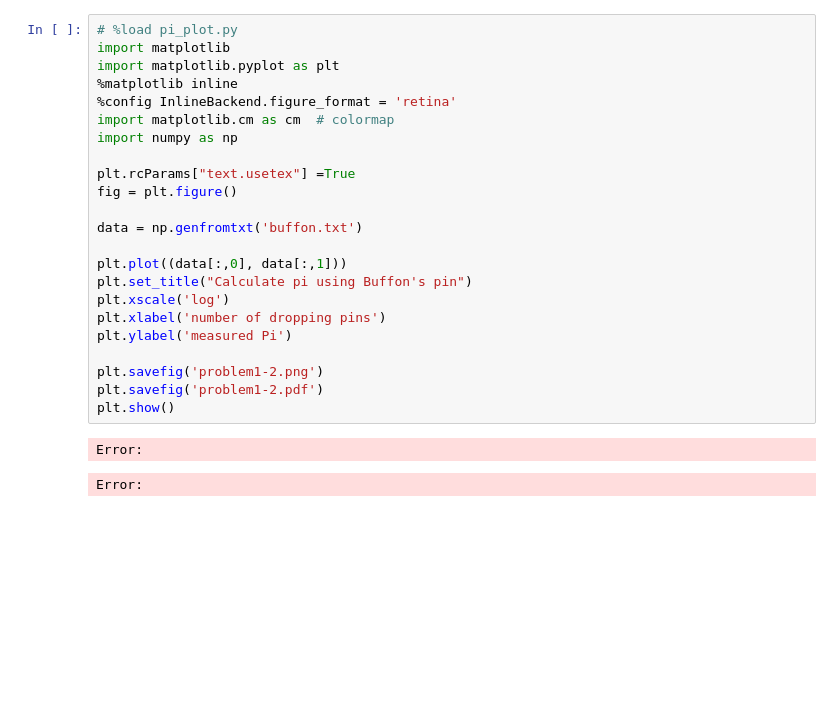
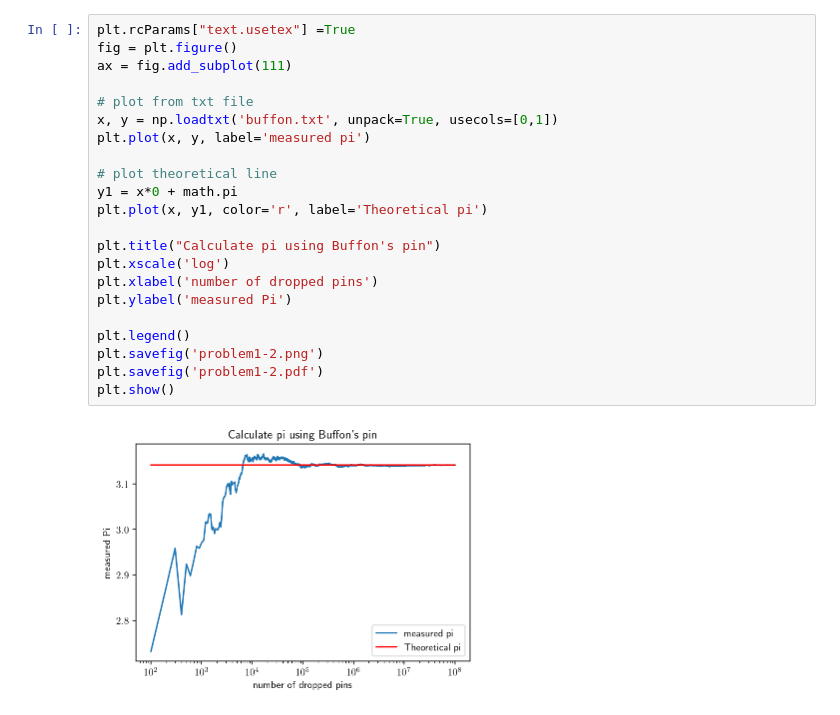
Before and after one commit to vantelindome/2022-simulation-training, a Jupyter notebook: semi_report/problem_1/problem1.ipynb, the cells around one changed output. Cells and saved outputs as stored; diff of their text form; blank space fills up the shorter version.

```diff
--- a/semi_report/problem_1/problem1.ipynb
+++ b/semi_report/problem_1/problem1.ipynb
@@ -1,26 +9,24 @@
 # %%
-# %load pi_plot.py
-import matplotlib
-import matplotlib.pyplot as plt
-%matplotlib inline
-%config InlineBackend.figure_format = 'retina'
-import matplotlib.cm as cm  # colormap
-import numpy as np
-
 plt.rcParams["text.usetex"] =True
 fig = plt.figure()
+ax = fig.add_subplot(111)
 
-data = np.genfromtxt('buffon.txt')
+# plot from txt file
+x, y = np.loadtxt('buffon.txt', unpack=True, usecols=[0,1])
+plt.plot(x, y, label='measured pi')
 
-plt.plot((data[:,0], data[:,1]))
-plt.set_title("Calculate pi using Buffon's pin")
+# plot theoretical line
+y1 = x*0 + math.pi
+plt.plot(x, y1, color='r', label='Theoretical pi')
+
+plt.title("Calculate pi using Buffon's pin")
 plt.xscale('log')
-plt.xlabel('number of dropping pins')
+plt.xlabel('number of dropped pins')
 plt.ylabel('measured Pi')
 
+plt.legend()
 plt.savefig('problem1-2.png')
 plt.savefig('problem1-2.pdf')
 plt.show()
 # %% [output]
-Error:
-Error:
+[figure, added]
```
Also changed, not shown: parts of 2 cells of this notebook, 4 other files.
